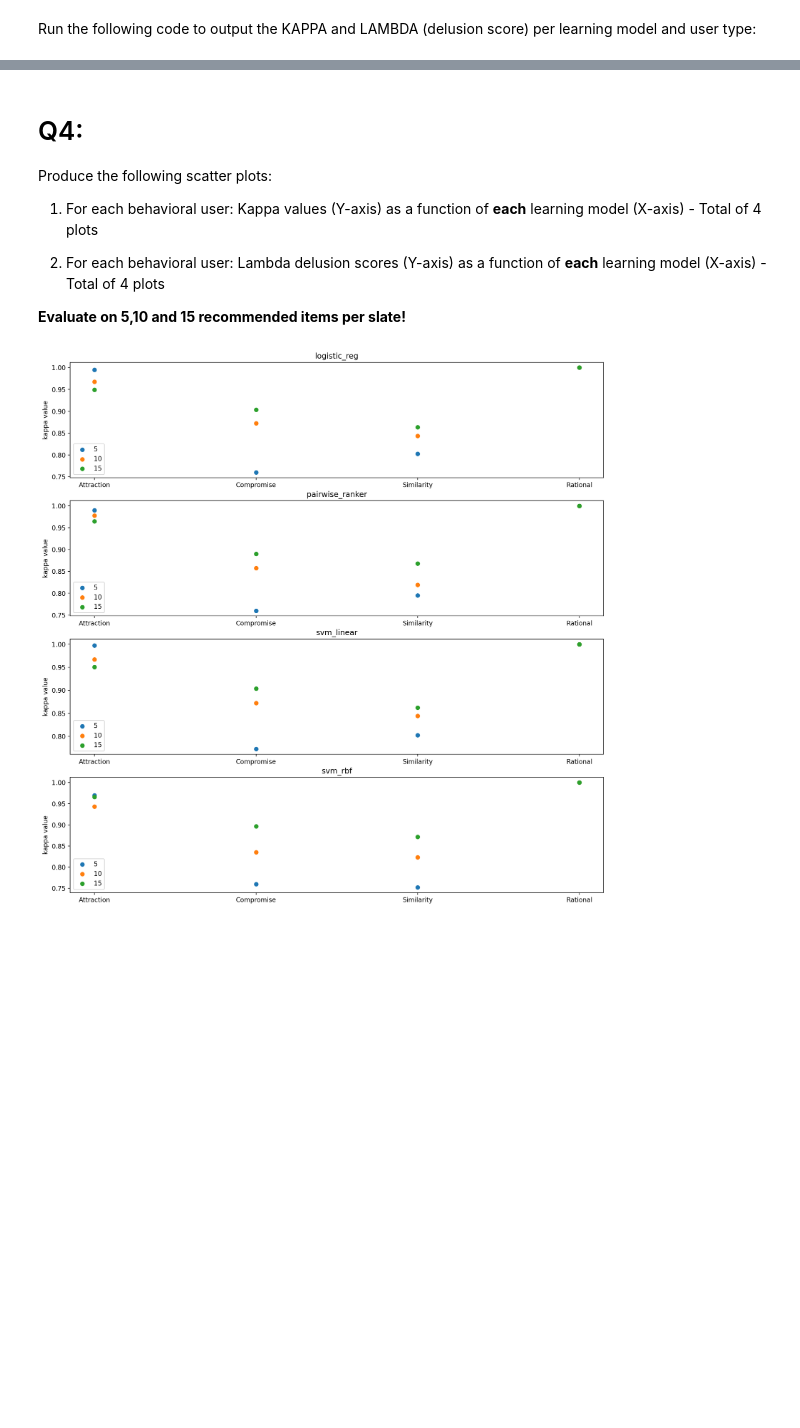
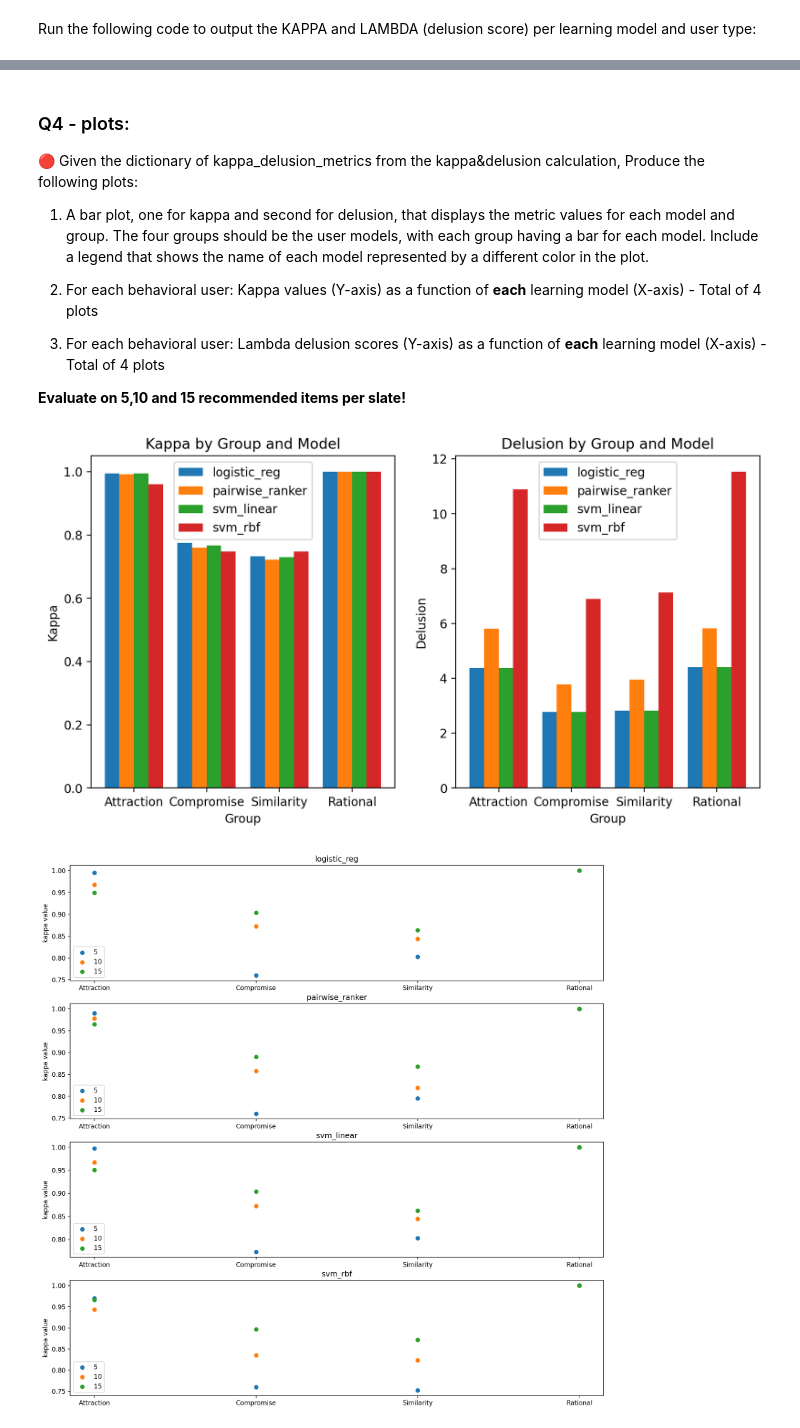
Before and after one commit to dorin133/MLHB_final_project, a Jupyter notebook: project.ipynb, the cells around one changed output, grey strips where cells are left out. Cells and saved outputs as stored; diff of their text form; code cells hidden in the pictures; blank space fills up the shorter version.

```diff
--- a/project.ipynb
+++ b/project.ipynb
@@ -1013,0 +995,3 @@ model: svm_rbf, user_model: Rational, the avg delusion-score: 11.373930936028039
+# %%
+kappa_delusion_metrics  = calc_kappa_delusion(env, recommendations_features_all_models, learning_models, num_items_to_recommend)
+display(kappa_delusion_metrics)
@@ -1014,7 +1018,8 @@ model: svm_rbf, user_model: Rational, the avg delusion-score: 11.373930936028039
 # %% [markdown]
-# Q4:
+### Q4 - plots:
 
-Produce the following scatter plots:
+🔴 Given the dictionary of kappa_delusion_metrics from the kappa&delusion calculation, Produce the following plots:
+1. A bar plot, one for kappa and second for delusion, that displays the metric values for each model and group. The four groups should be the user models, with each group having a bar for each model. Include a legend that shows the name of each model represented by a different color in the plot.
 
 1. For each behavioral user: Kappa values (Y-axis) as a function of **each** learning model (X-axis) - Total of 4 plots
 
@@ -1024,3 +1090,7 @@ Produce the following scatter plots:
+# %%
+kappa_delusion_bar_plot(kappa_delusion_metrics)
+# %% [output]
+[figure, added]
 # %%
 import matplotlib.pyplot as plt
 
```
Also changed, not shown: parts of 57 cells of this notebook.
